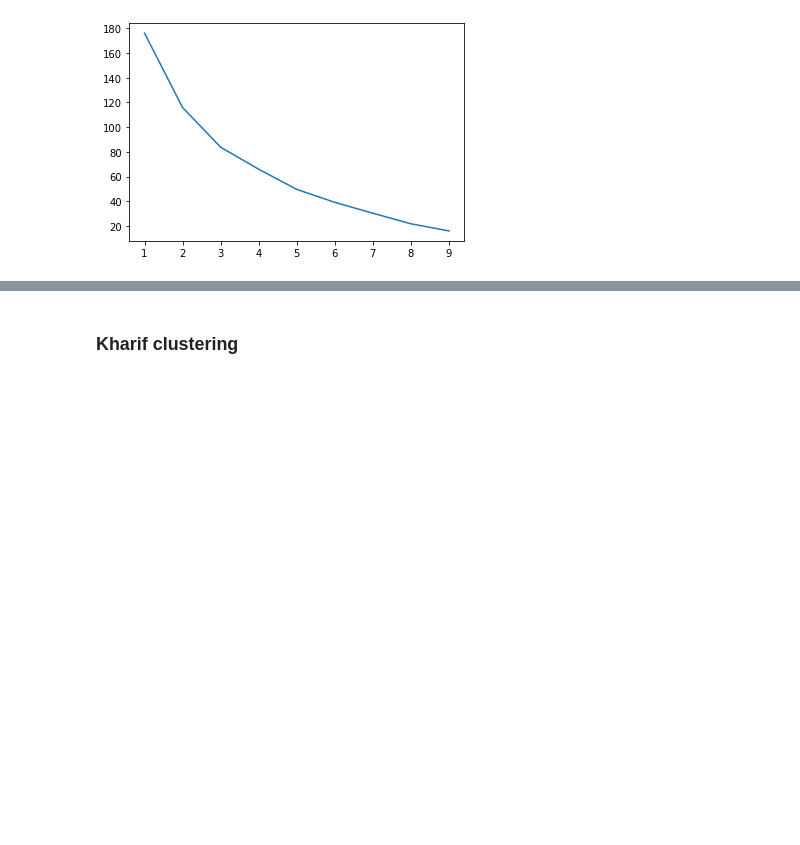
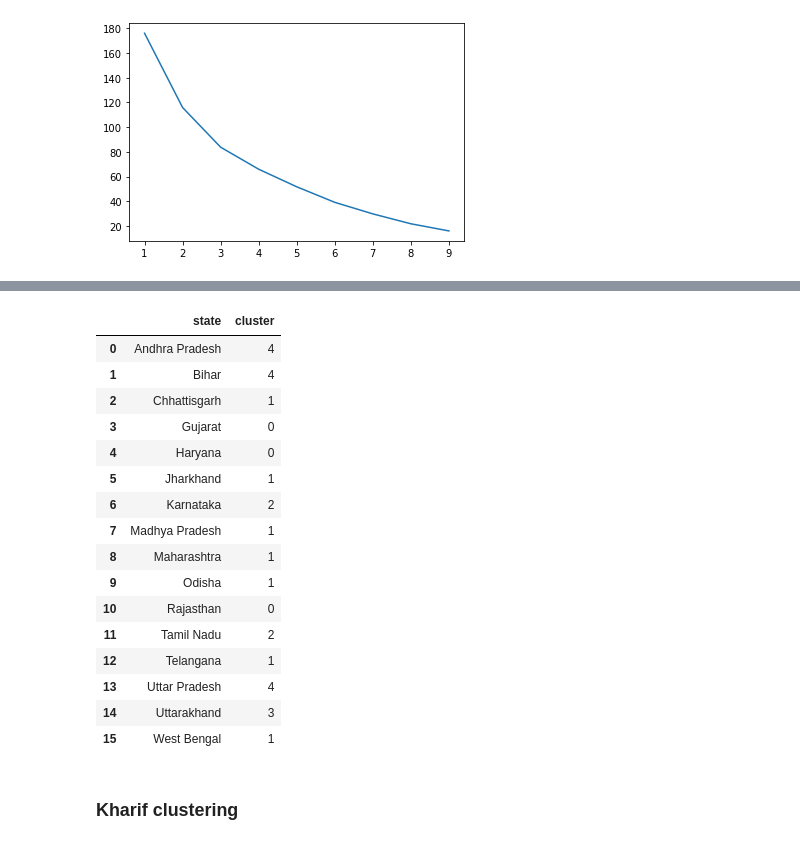
Before and after one commit to amaurylancelin/Datathon, a Jupyter notebook: Code par Pax/Adri/climate_data_clustering.ipynb, the cells around one changed output, grey strips where cells are left out. Drawn from its saved outputs; the diff is of its cells as text; code cells hidden in the pictures; blank space fills up the shorter version.

Commit message:
climate clusters

```diff
--- a/Code par Pax/Adri/climate_data_clustering.ipynb
+++ b/Code par Pax/Adri/climate_data_clustering.ipynb
@@ -364,0 +365,21 @@ fig = merged.plot(column='cluster', cmap='RdYlGn', linewidth=0.5, ax=ax, edgecol
+# %%
+plot_data = plot_data.drop(columns=[0,1,2,3,4,5,6,7,8,9,10,11,12,13])
+plot_data
+# %% [output]
+|  | state | cluster |
+| 0 | Andhra Pradesh | 4 |
+| 1 | Bihar | 4 |
+| 2 | Chhattisgarh | 1 |
+| 3 | Gujarat | 0 |
+| 4 | Haryana | 0 |
+| 5 | Jharkhand | 1 |
+| 6 | Karnataka | 2 |
+| 7 | Madhya Pradesh | 1 |
+| 8 | Maharashtra | 1 |
+| 9 | Odisha | 1 |
+| 10 | Rajasthan | 0 |
+| 11 | Tamil Nadu | 2 |
+| 12 | Telangana | 1 |
+| 13 | Uttar Pradesh | 4 |
+| 14 | Uttarakhand | 3 |
+| 15 | West Bengal | 1 |
```
Also changed, not shown: parts of 11 cells of this notebook, 2 other files.
